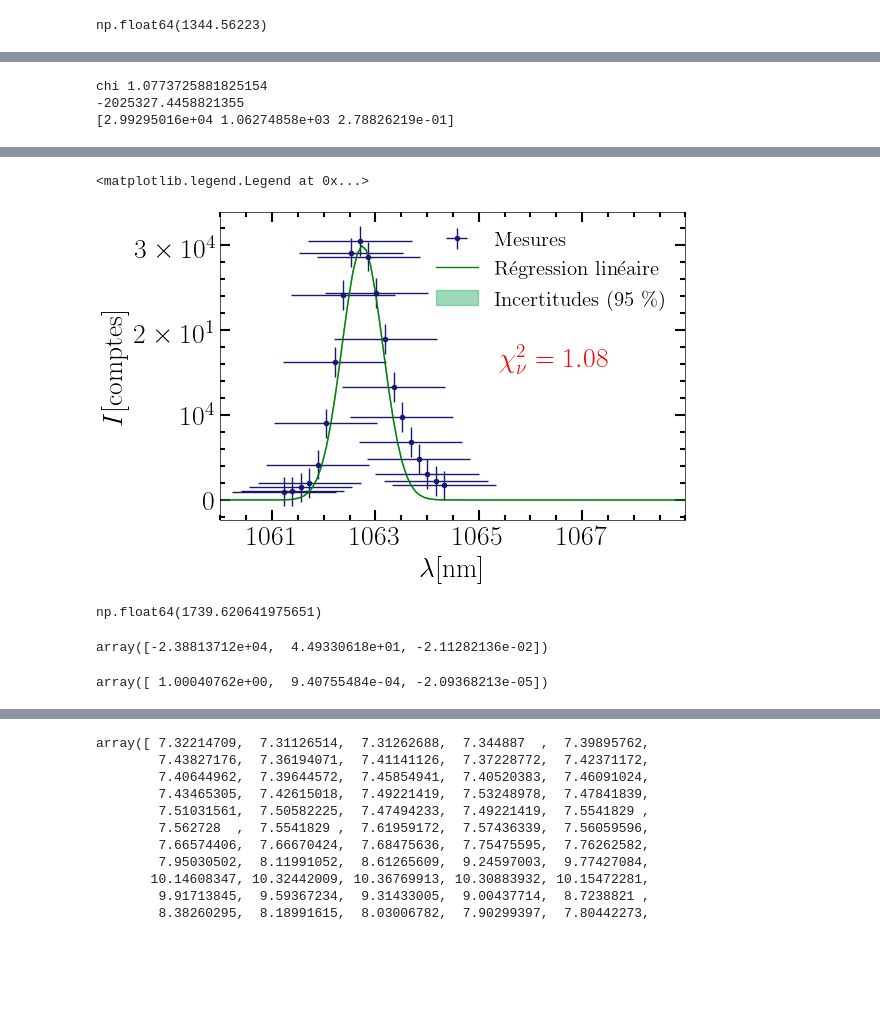
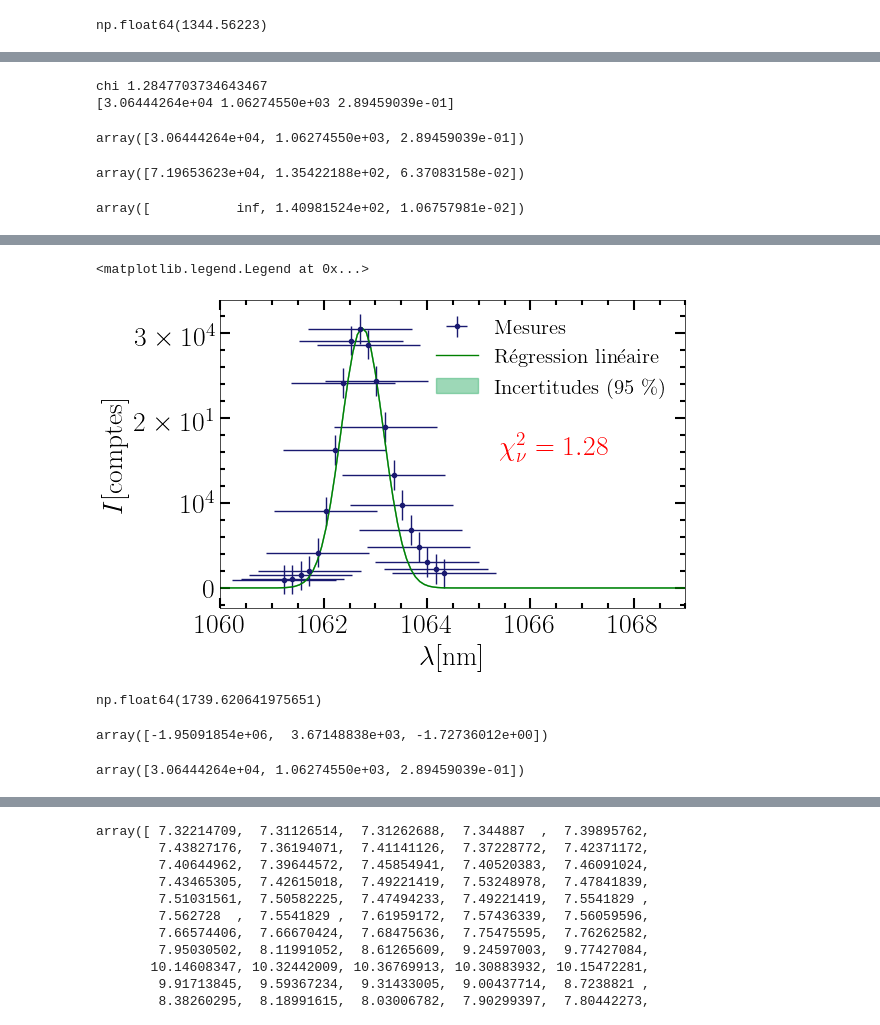
Before and after one commit to EnceladeCandy/phy3040, a Jupyter notebook: notebooks/optique_non_lineaire.ipynb, the cells around one changed output, grey strips where cells are left out. Cells and saved outputs as stored; diff of their text form; code cells hidden in the pictures; blank space fills up the shorter version.

```diff
--- a/notebooks/optique_non_lineaire.ipynb
+++ b/notebooks/optique_non_lineaire.ipynb
@@ -32,7 +32,7 @@ params = {
 plt.rcParams.update(params)
 plt.style.use('science')
 
-figure_folder = 'C://Users//noedi//Desktop//lab_optique//data//optique_non_lineaire'
+figure_folder = 'C://Users//Admin//Desktop//lab_optique//data//optique_non_lineaire'
 # %% [markdown]
 ## Théorie:
 
@@ -451,12 +461,24 @@ chi2 = Regression_width.compute_chi2(
 )
 print( "chi", chi2)
 phys_fitted = fitted_params_to_phys_params(params_fitted)
+phys_std = std_fitted_to_phys_fitted(params_fitted, phys_fitted, std_fitted)
 pred_intensity_log = Regression_width.forward_model()
 print(phys_fitted)
 # %% [output]
-chi 1.0773725881825154
--2025327.4458821355
-[2.99295016e+04 1.06274858e+03 2.78826219e-01]
+chi 1.2847703734643467
+[3.06444264e+04 1.06274550e+03 2.89459039e-01]
+# %%
+phys_fitted
+# %% [output]
+array([3.06444264e+04, 1.06274550e+03, 2.89459039e-01])
+# %%
+std_fitted
+# %% [output]
+array([7.19653623e+04, 1.35422188e+02, 6.37083158e-02])
+# %%
+phys_std
+# %% [output]
+array([           inf, 1.40981524e+02, 1.06757981e-02])
 # %% [markdown]
 Parfait, nous avons nos valeurs physiques optimales. Maintenant, propageons les incertitudes sur notre profil Gaussien pour obtenir une incertitude sur les prédictions de notre modèle.
 $$
@@ -485,35 +507,35 @@ $$
 # %%
 wavelength_fit = np.linspace(wavelength.min()-20, wavelength.max()+20, 500)
 
 
 fig, axs = plt.subplots(1, 1, figsize = (6, 4))
 ax = axs
 ax.errorbar(x = wavelength, y = intensity, fmt = ".", xerr=sigma_wavelength / 10, yerr=sigma_intensity, label = "Mesures", color = "midnightblue")
 intensity_prediction = gaussian_profile(wavelength_fit, *phys_fitted)
 ax.plot(wavelength_fit, intensity_prediction, label = "Régression linéaire", color = "green")
 ax.fill_between(wavelength_fit, intensity_prediction, intensity_prediction, label = "Incertitudes (95 \%)", color = "mediumseagreen", alpha = 0.5)
 
 
-x_ticks = np.arange(1061, 1068, 2, dtype=np.int16)
+x_ticks = np.arange(1060, 1069, 2, dtype=np.int16)
 x_tick_labels = x_ticks
 y_ticks = np.arange(0, 30001, 10000)
 y_tick_labels = [r"$0$", r"$10^4$", r"$2\times 10^1$", r"$3 \times 10^4$"]
 ax.xaxis.set_ticks(x_ticks)
 ax.xaxis.set_ticklabels(x_tick_labels)
 ax.yaxis.set_ticks(y_ticks)
 ax.yaxis.set_ticklabels(y_tick_labels)
 ax.tick_params(which = 'major', axis = 'both', length = 7, width = 1.5)
 ax.tick_params(which = 'minor', axis = 'both', length = 3.5, width = 1.5)
 ax.annotate(r"$\chi^2_{\nu} = %.2f$"%chi2, xy = (0.6, 0.5), xycoords = 'axes fraction', color = 'r', fontsize = 20)
 ax.set(xlabel = r"$\lambda$[nm]", ylabel = r"$I$[comptes]", xlim = (1060, 1069))
 handles, labels = plt.gca().get_legend_handles_labels()
 order = [2,0,1]
 
 plt.savefig(os.path.join(figure_folder, 'figure_width.pdf'), bbox_inches = 'tight')
 ax.legend([handles[idx] for idx in order],[labels[idx] for idx in order], loc = "upper right")
 # %% [output]
 <matplotlib.legend.Legend at 0x...>
-[figure, old version]
+[figure, new version]
 # %%
 sigma_intensity
 # %% [output]
@@ -521,11 +543,11 @@ np.float64(1739.620641975651)
 # %%
 params_fitted
 # %% [output]
-array([-2.38813712e+04,  4.49330618e+01, -2.11282136e-02])
+array([-1.95091854e+06,  3.67148838e+03, -1.72736012e+00])
 # %%
 phys_fitted
 # %% [output]
-array([ 1.00040762e+00,  9.40755484e-04, -2.09368213e-05])
+array([3.06444264e+04, 1.06274550e+03, 2.89459039e-01])
 # %%
 pred_intensity
 # %% [output]
```
Also changed, not shown: parts of 3 cells of this notebook.
